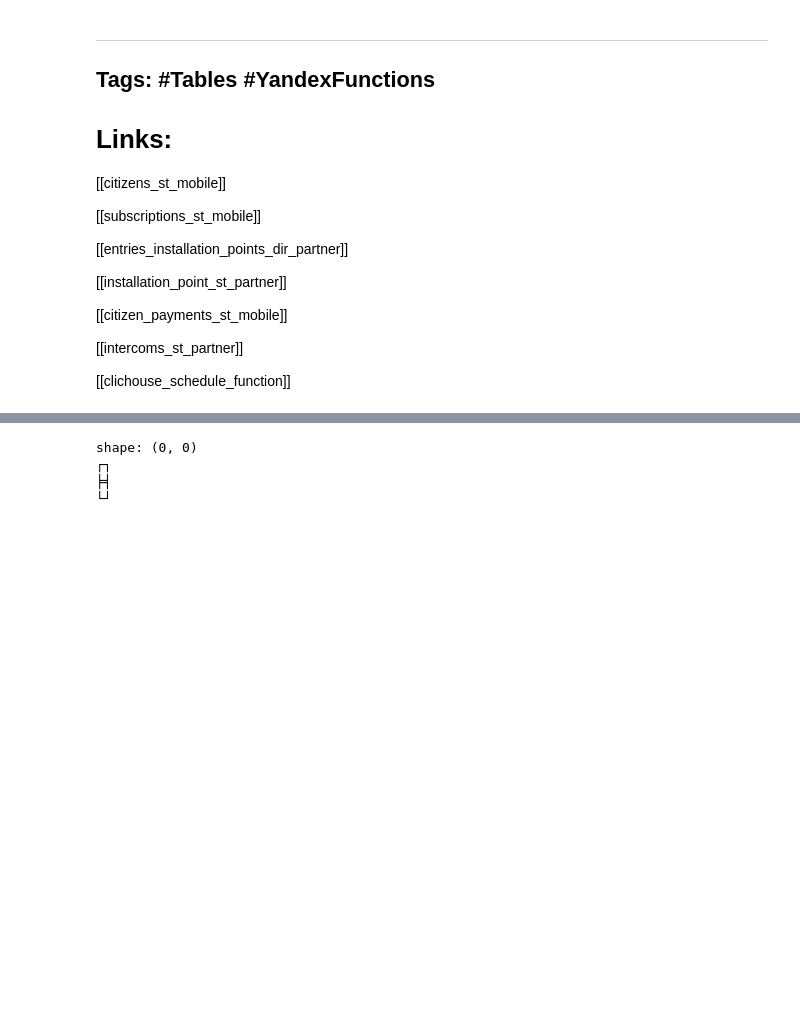
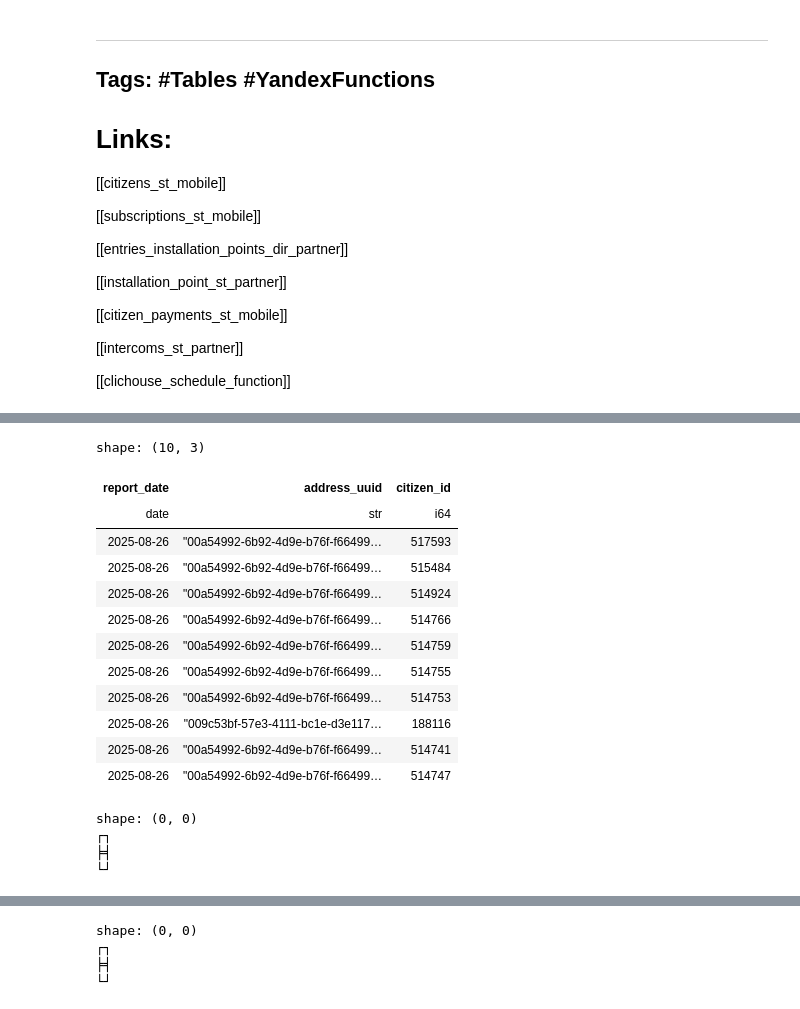
Before and after one commit to sputnik-systems/analytics, a Jupyter notebook: Clickhouse/t_subscribtions_citizens_by_companies_and_cities_address/t_subscribtions_citizens_by_companies_and_cities_address_ch.ipynb, the cells around one changed output, grey strips where cells are left out. Saved outputs shown, nothing was run; the diff lists cells and outputs as text; code cells hidden in the pictures; blank space fills up the shorter version.

```diff
--- a/Clickhouse/t_subscribtions_citizens_by_companies_and_cities_address/t_subscribtions_citizens_by_companies_and_cities_address_ch.ipynb
+++ b/Clickhouse/t_subscribtions_citizens_by_companies_and_cities_address/t_subscribtions_citizens_by_companies_and_cities_address_ch.ipynb
@@ -35,0 +106,38 @@ ___
+# %%
+query_text = """
+    SELECT
+        *
+    FROM db1.t_full_citizen_id_in_flat_with_subscriptions
+    order by report_date desc
+    limit 10
+    """
+ch.query_run(query_text)
+# %% [output]
+shape: (10, 3)
+| report_date | address_uuid | citizen_id |
+| date | str | i64 |
+| 2025-08-26 | "00a54992-6b92-4d9e-b76f-f66499… | 517593 |
+| 2025-08-26 | "00a54992-6b92-4d9e-b76f-f66499… | 515484 |
+| 2025-08-26 | "00a54992-6b92-4d9e-b76f-f66499… | 514924 |
+| 2025-08-26 | "00a54992-6b92-4d9e-b76f-f66499… | 514766 |
+| 2025-08-26 | "00a54992-6b92-4d9e-b76f-f66499… | 514759 |
+| 2025-08-26 | "00a54992-6b92-4d9e-b76f-f66499… | 514755 |
+| 2025-08-26 | "00a54992-6b92-4d9e-b76f-f66499… | 514753 |
+| 2025-08-26 | "009c53bf-57e3-4111-bc1e-d3e117… | 188116 |
+| 2025-08-26 | "00a54992-6b92-4d9e-b76f-f66499… | 514741 |
+| 2025-08-26 | "00a54992-6b92-4d9e-b76f-f66499… | 514747 |
+# %%
+query_text = """
+    SELECT
+    report_date,
+    count(*)
+    FROM db1.t_full_citizen_id_in_flat_with_subscriptions_mv
+    group by report_date
+    order by report_date desc
+    """
+ch.query_run(query_text)
+# %% [output]
+shape: (0, 0)
+┌┐
+╞╡
+└┘
```
Also changed, not shown: parts of 37 cells of this notebook, 32 other files.
